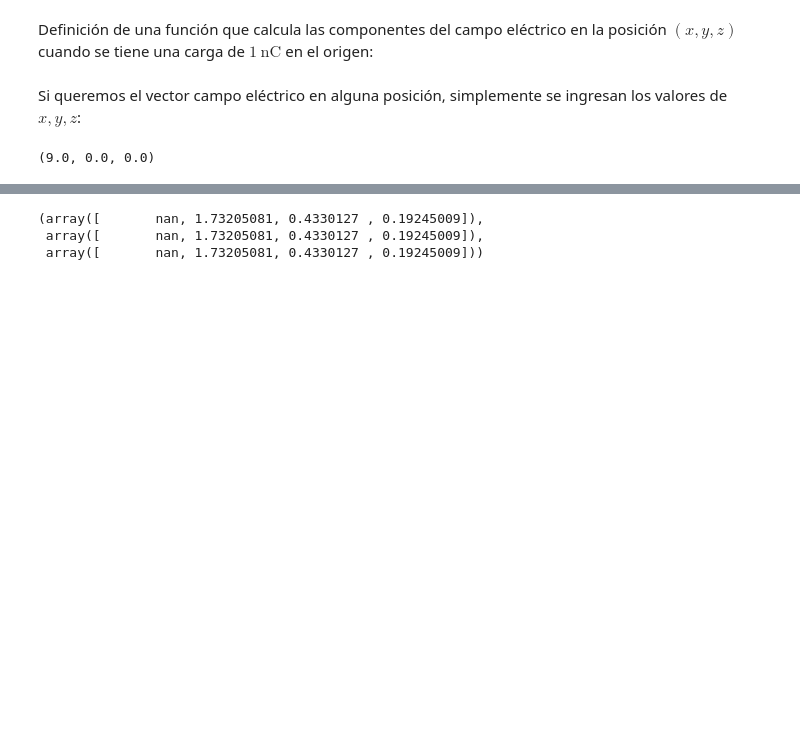
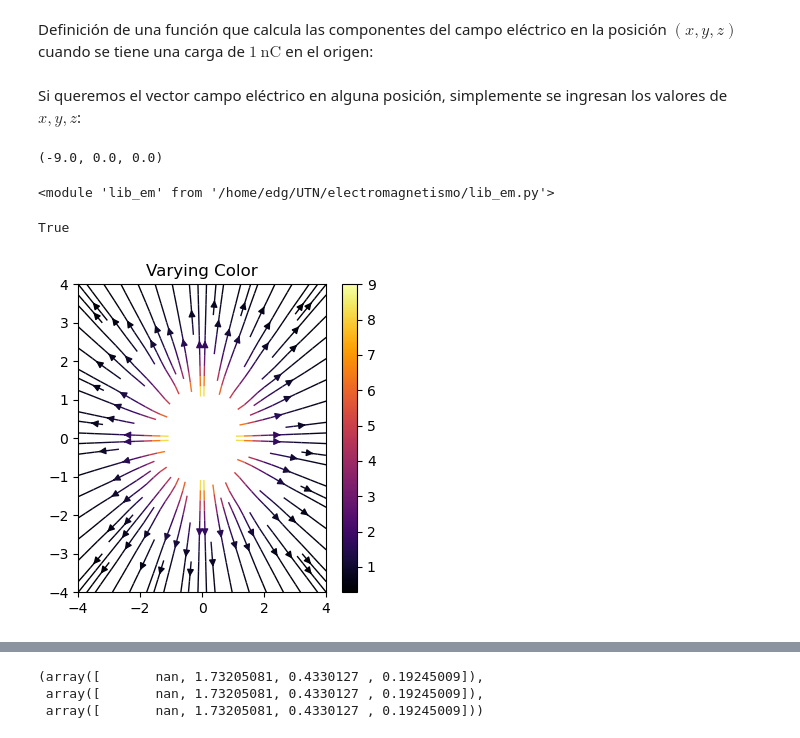
Before and after one commit to epplugins/UTN, a Jupyter notebook: electromagnetismo/em01_campo_electrico.ipynb, the cells around one changed output, grey strips where cells are left out. Saved outputs shown, nothing was run; the diff lists cells and outputs as text; code cells hidden in the pictures; blank space fills up the shorter version.

```diff
--- a/electromagnetismo/em01_campo_electrico.ipynb
+++ b/electromagnetismo/em01_campo_electrico.ipynb
@@ -89,6 +96,24 @@ def E(x,y,z):
 # %% [markdown]
 Si queremos el vector campo eléctrico en alguna posición, simplemente se ingresan los valores de $x,y,z$:
 # %%
-E(1,0,0)
+E(-1,0,0)
 # %% [output]
-(9.0, 0.0, 0.0)
+(-9.0, 0.0, 0.0)
+# %%
+importlib.reload(em)
+# %% [output]
+<module 'lib_em' from '/home/edg/UTN/electromagnetismo/lib_em.py'>
+# %%
+w = 4
+num = 9j
+Y, X = np.mgrid[-w:w:num, -w:w:num]
+Z = 0*X
+Ei, Ej, Ek = E(X,Y,Z)
+# U = -1 - X**2 + Y
+# V = 1 + X - Y**2
+mE = np.sqrt(Ei**2 + Ej**2)
+
+em.plotE(X,Y,Z,Ei,Ej,Ek,E)
+# %% [output]
+True
+[figure, added]
```
Also changed, not shown: parts of 8 cells of this notebook, 2 other files.
